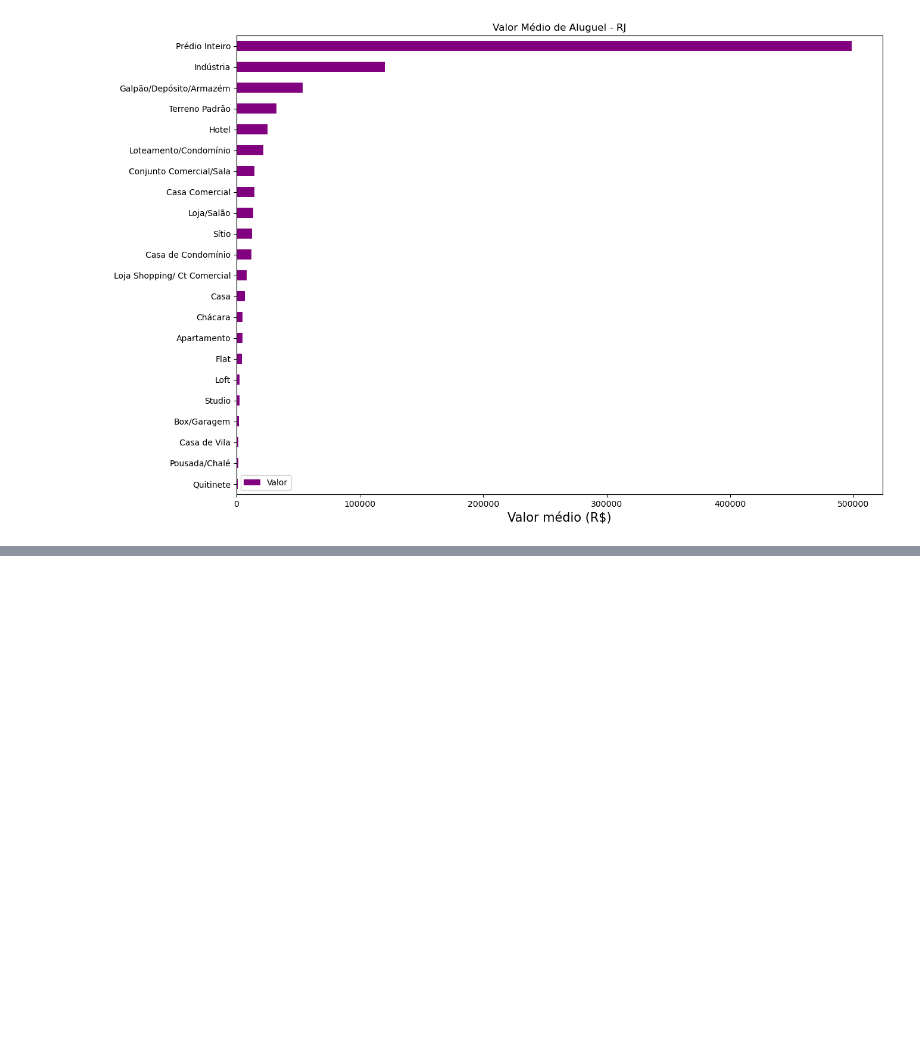
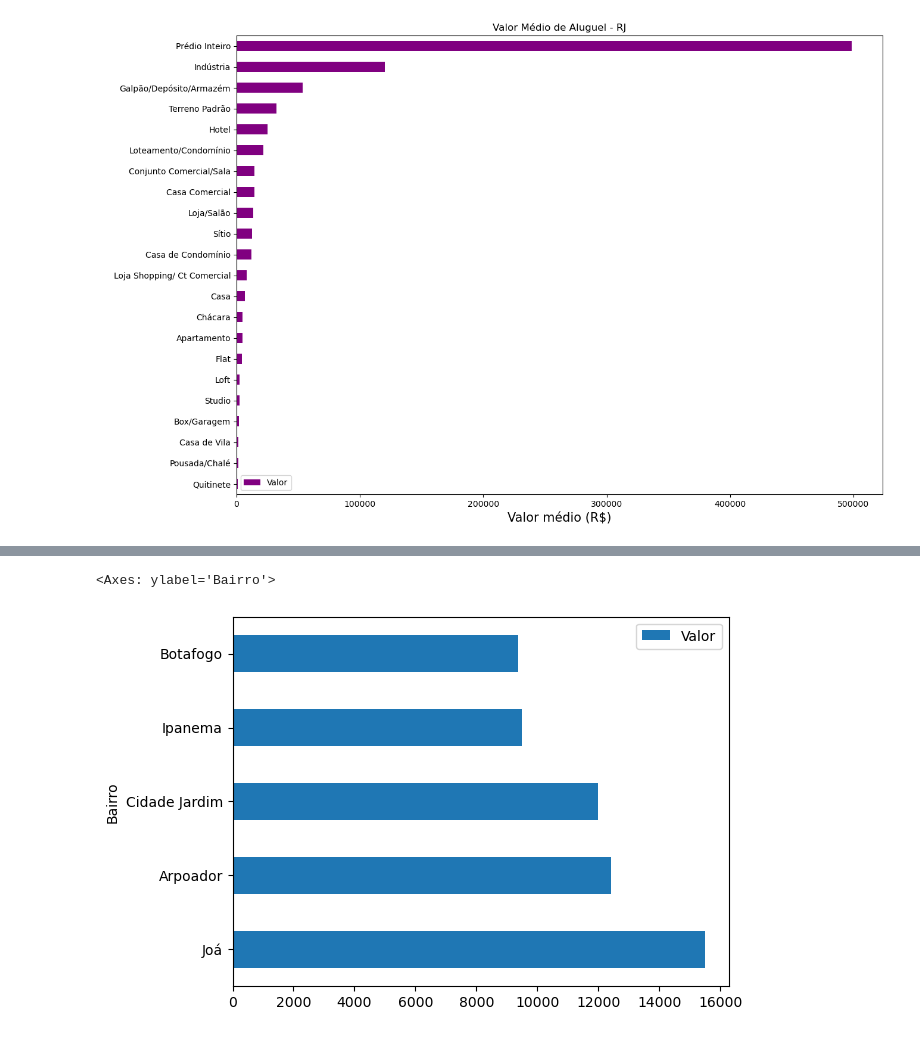
Before and after one commit to victorccampos/DataScienceWithPython, a Jupyter notebook: Pandas/pandas01.ipynb, the cells around one changed output, grey strips where cells are left out. Drawn from its saved outputs; the diff is of its cells as text; code cells hidden in the pictures; blank space fills up the shorter version.

```diff
--- a/Pandas/pandas01.ipynb
+++ b/Pandas/pandas01.ipynb
@@ -119,0 +253,3 @@ plt.ylabel(" ");
+# %%
+df_apartamentos = dados.query("Tipo == 'Apartamento'")
+df_apartamentos.head(8)
@@ -119,0 +302,7 @@ plt.ylabel(" ");
+# %%
+#4
+bairros_mais_caros = df_apartamentos.groupby('Bairro')[['Valor']].mean().sort_values(by='Valor',ascending=False)
+bairros_mais_caros.head(5).plot(kind='barh')
+# %% [output]
+<Axes: ylabel='Bairro'>
+[figure, added]
```
Also changed, not shown: parts of 17 cells of this notebook.
